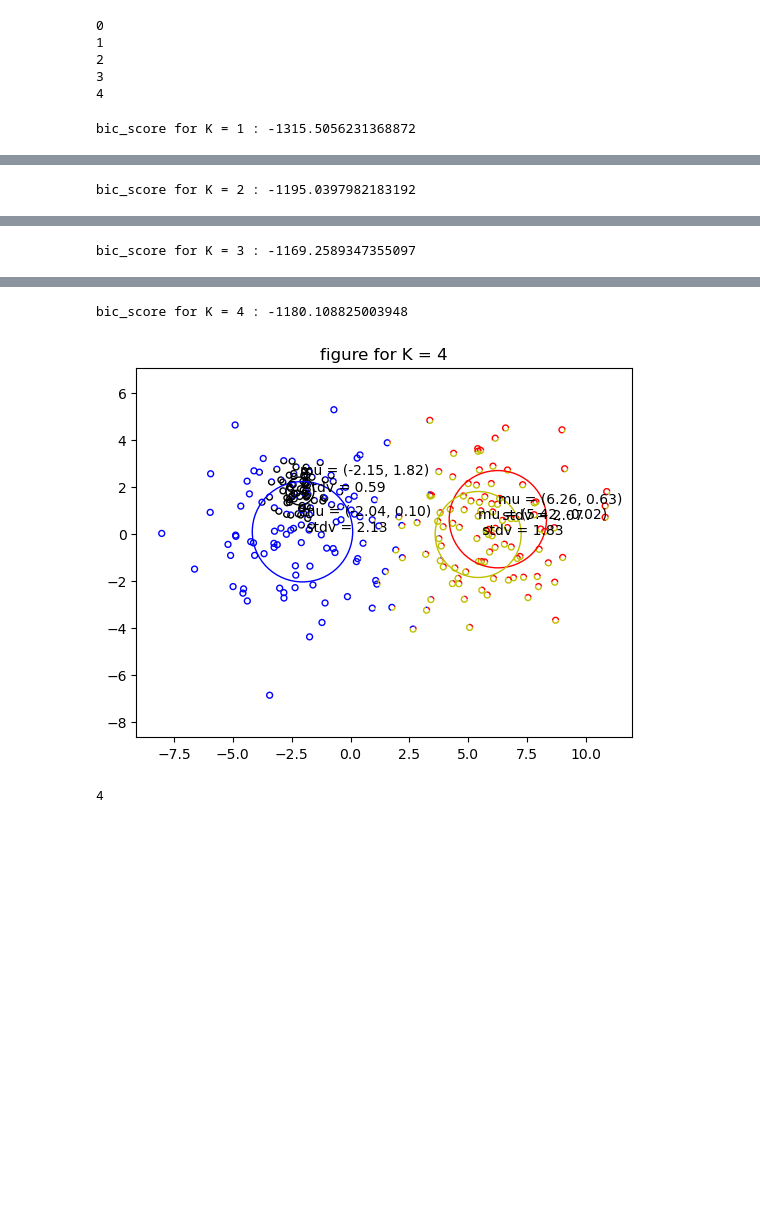
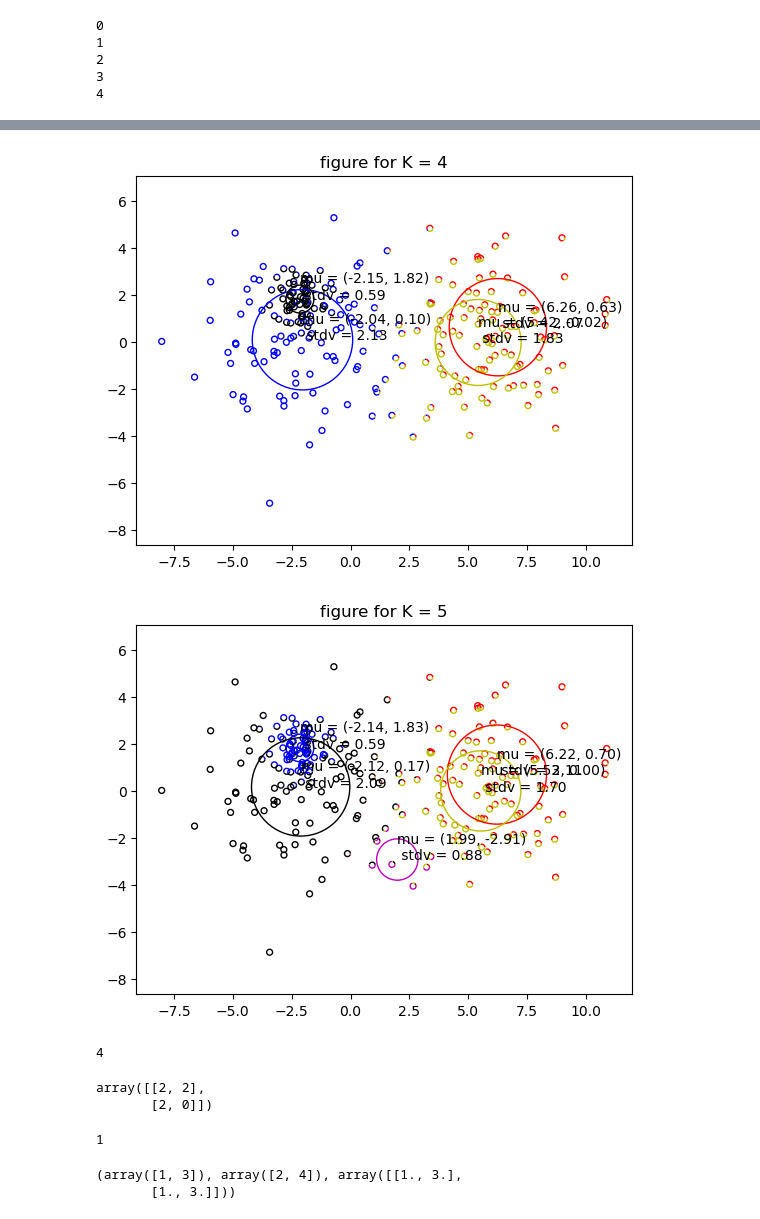
Before and after one commit to tranquocde/MITx_686x, a Jupyter notebook: netflix/test.ipynb, the cells around one changed output, grey strips where cells are left out. Cells and saved outputs as stored; diff of their text form; code cells hidden in the pictures; blank space fills up the shorter version.

```diff
--- a/netflix/test.ipynb
+++ b/netflix/test.ipynb
@@ -10,32 +10,71 @@ for i in range(5):
 # %%
 import numpy as np
 import kmeans
 import common
-import naive_em
 import em
 
 X = np.loadtxt("toy_data.txt")
 
 # TODO: Your code here
-for K in range(1,5):
+for K in range(1,6):
     mixture , post = common.init(X,K,seed=0)
-    mixture , post , ll = naive_em.run(X,mixture,post)
-    bic_score = common.bic(X,mixture , ll)
-
-    print(f"bic_score for K = {K} : {bic_score}")
+    mixture , post , ll = em.run(X,mixture,post)
     common.plot(X,mixture,post,title=f"figure for K = {K}")
 # %% [output]
-bic_score for K = 1 : -1315.5056231368872
 [figure]
-bic_score for K = 2 : -1195.0397982183192
 [figure]
-bic_score for K = 3 : -1169.2589347355097
 [figure]
-bic_score for K = 4 : -1180.108825003948
 [figure]
+[figure, added]
 # %%
 import numpy as np
 x = np.array([[1,1],[2,2]])
 sum(x[1])
 # %% [output]
 4
+# %%
+x = np.array([[2,2],[2,0]])
+x
+# %% [output]
+array([[2, 2],
+       [2, 0]])
+# %%
+import numpy as np
+x = np.array([1,0,3])
+y = np.array([2,3,4])
+z = np.array([[1,2,3],[1,1,1],[1,1,3]])
+sum(x==0)
+# %% [output]
+1
+# %%
+def sub_convert(var:np.ndarray , k:int , check:np.ndarray):
+    m = var.shape[0] # (m,m)
+    res = np.zeros((m-k , m-k))
+    row = -1
+    for i in range(m):
+        if not check[i] :
+            continue
+        row += 1
+        col = -1
+        for j in range(m):
+            if not check[j]:
+                continue
+            col += 1
+            res[row,col] = var[i,j]
+    return res
+
+
+def convert(x:np.ndarray , mu: np.ndarray , var: np.ndarray):
+    """return x_Cu , mu_Cu , var_Cu"""
+    k = sum(x==0)
+    check = x!=0
+    x_Cu = x[x!= 0]
+    mu_Cu = mu[x!= 0]
+    var_Cu = sub_convert(var , k , check)
+    return x_Cu , mu_Cu , var_Cu
+
+
+print(convert(x,y,z))
+# %% [output]
+(array([1, 3]), array([2, 4]), array([[1., 3.],
+       [1., 3.]]))
```
Also changed, not shown: parts of 1 cell of this notebook, 2 other files.
